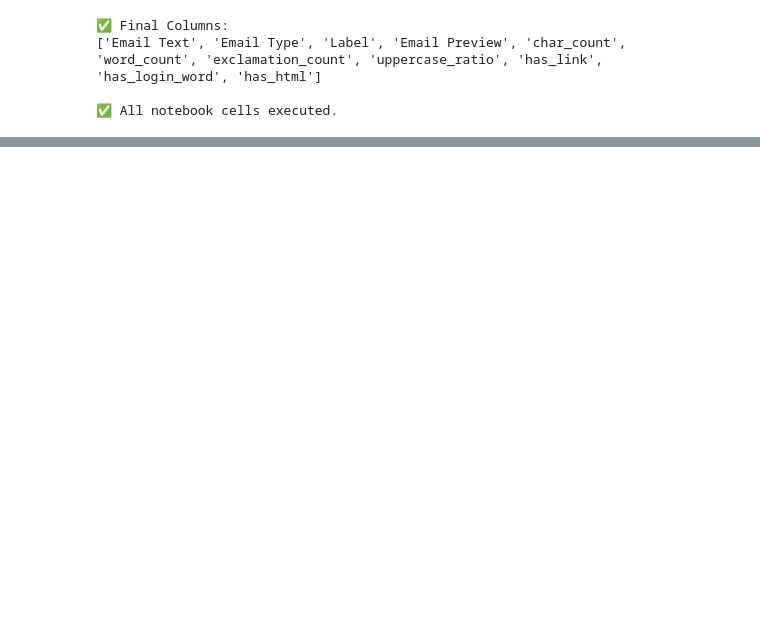
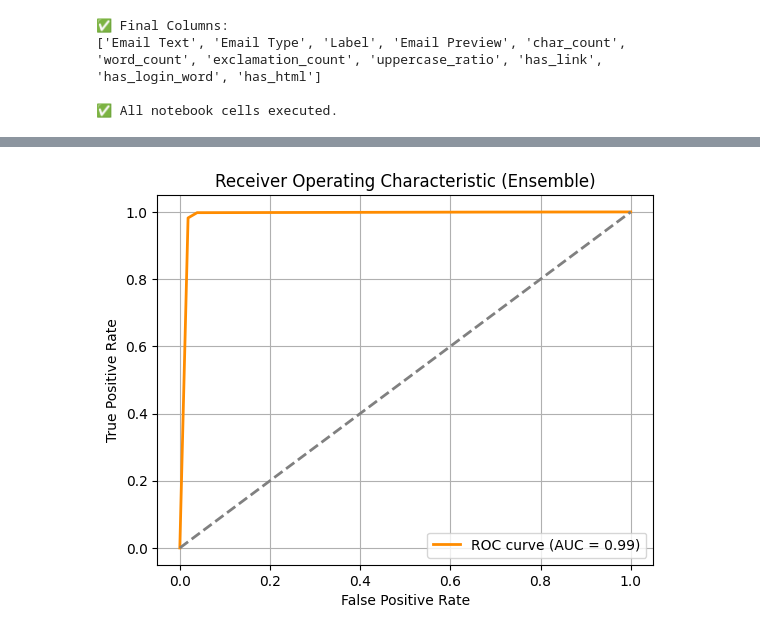
Before and after one commit to Octaxx/DLI-Assignment, a Jupyter notebook: ModelTrainingWK.ipynb, the cells around one changed output, grey strips where cells are left out. Cells and saved outputs as stored; diff of their text form; code cells hidden in the pictures; blank space fills up the shorter version.

```diff
--- a/ModelTrainingWK.ipynb
+++ b/ModelTrainingWK.ipynb
@@ -229,0 +239,18 @@ print(f"📊 Ensemble Model Accuracy: {ensemble_acc:.4f}")
+# %%
+from sklearn.metrics import roc_curve, auc
+
+# If cnn_model.predict_proba isn't supported, use model.predict and convert to float
+probs = (lr_preds + knn_preds + cnn_preds) / 3  # already in [0,1] scale
+fpr, tpr, _ = roc_curve(y_test, probs)
+roc_auc = auc(fpr, tpr)
+
+plt.plot(fpr, tpr, color='darkorange', lw=2, label='ROC curve (AUC = %0.2f)' % roc_auc)
+plt.plot([0, 1], [0, 1], color='gray', lw=2, linestyle='--')
+plt.xlabel('False Positive Rate')
+plt.ylabel('True Positive Rate')
+plt.title('Receiver Operating Characteristic (Ensemble)')
+plt.legend(loc="lower right")
+plt.grid(True)
+plt.show()
+# %% [output]
+[figure, added]
```
Also changed, not shown: parts of 8 cells of this notebook.
